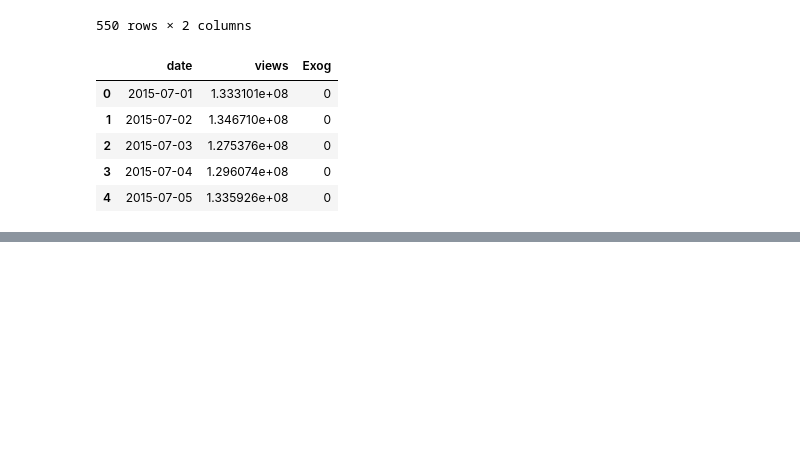
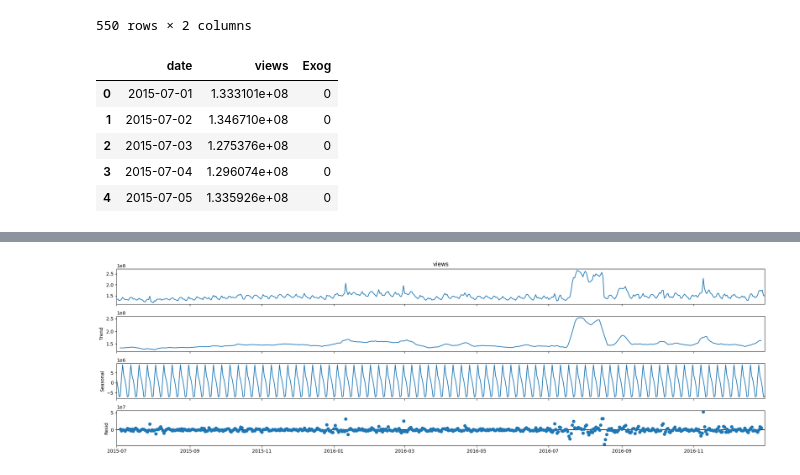
Before and after one commit to psykick-21/time-series-analysis, a Jupyter notebook: notebook.ipynb, the cells around one changed output, grey strips where cells are left out. Cells and saved outputs as stored; diff of their text form; code cells hidden in the pictures; blank space fills up the shorter version.

```diff
--- a/notebook.ipynb
+++ b/notebook.ipynb
@@ -206,0 +247,5 @@ model_data.to_csv("data/model_data.csv", index=False)
+# %%
+model = sm.tsa.seasonal_decompose(model_data.views, model='additive')
+model.plot();
+# %% [output]
+[figure, added]
```
Also changed, not shown: parts of 25 cells of this notebook, 1 other file.
